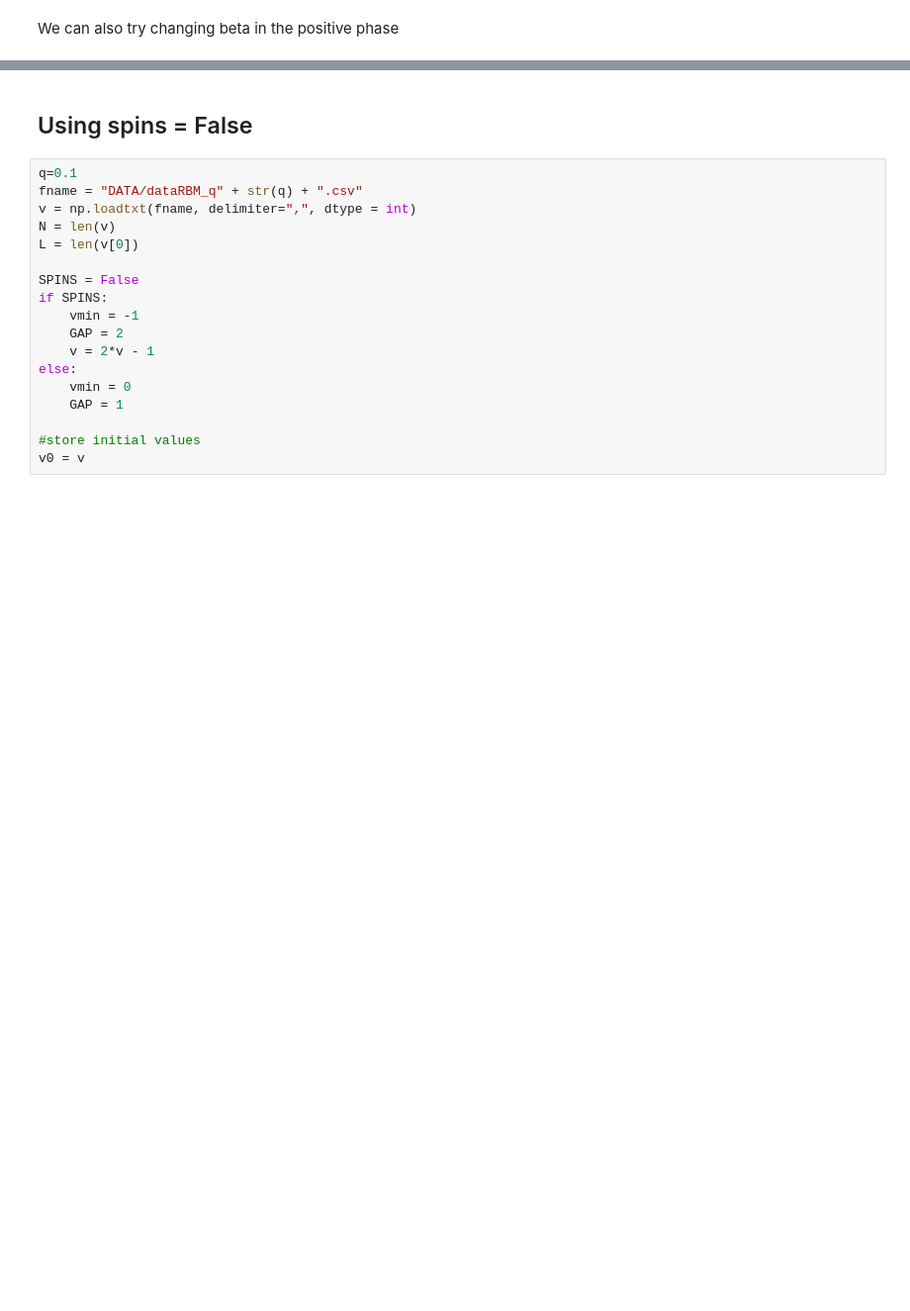
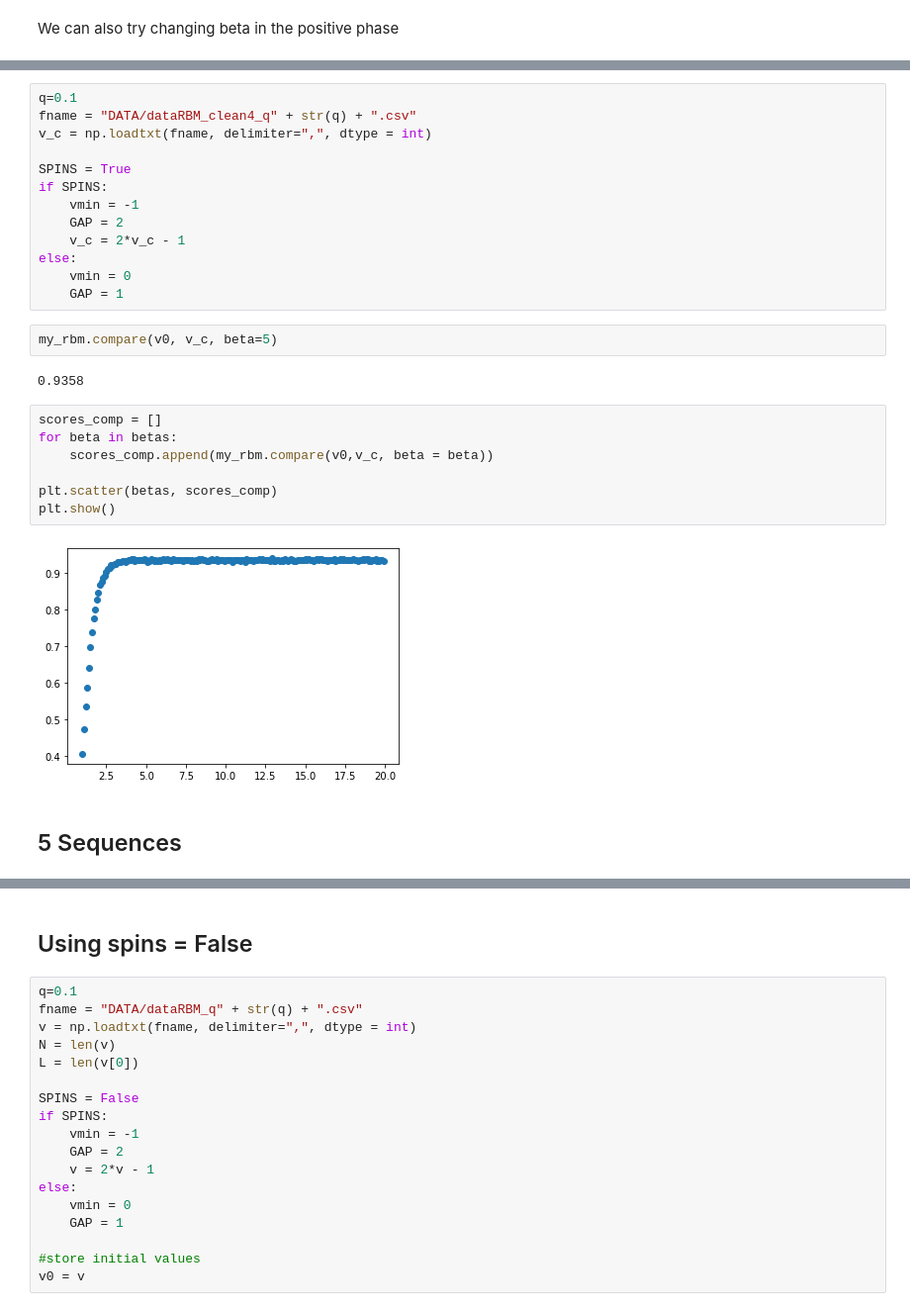
Before and after one commit to LorenzoBuriola/LoCP_moduleB, a Jupyter notebook: Week5/FPGheArt_exercise5.ipynb, the cells around one changed output, grey strips where cells are left out. Shown at 99% size. Saved outputs shown, nothing was run; the diff lists cells and outputs as text; blank space fills up the shorter version.

```diff
--- a/Week5/FPGheArt_exercise5.ipynb
+++ b/Week5/FPGheArt_exercise5.ipynb
@@ -178,0 +158,28 @@ plt.scatter(betas, scores)
+# %%
+q=0.1
+fname = "DATA/dataRBM_clean4_q" + str(q) + ".csv"
+v_c = np.loadtxt(fname, delimiter=",", dtype = int)
+
+SPINS = True
+if SPINS:
+    vmin = -1
+    GAP = 2
+    v_c = 2*v_c - 1
+else:
+    vmin = 0
+    GAP = 1
+# %%
+my_rbm.compare(v0, v_c, beta=5)
+# %% [output]
+0.9358
+# %%
+scores_comp = []
+for beta in betas:
+    scores_comp.append(my_rbm.compare(v0,v_c, beta = beta))
+
+plt.scatter(betas, scores_comp)
+plt.show()
+# %% [output]
+[figure, added]
+# %% [markdown]
+## 5 Sequences
```
Also changed, not shown: parts of 23 cells of this notebook, 8 other files.
